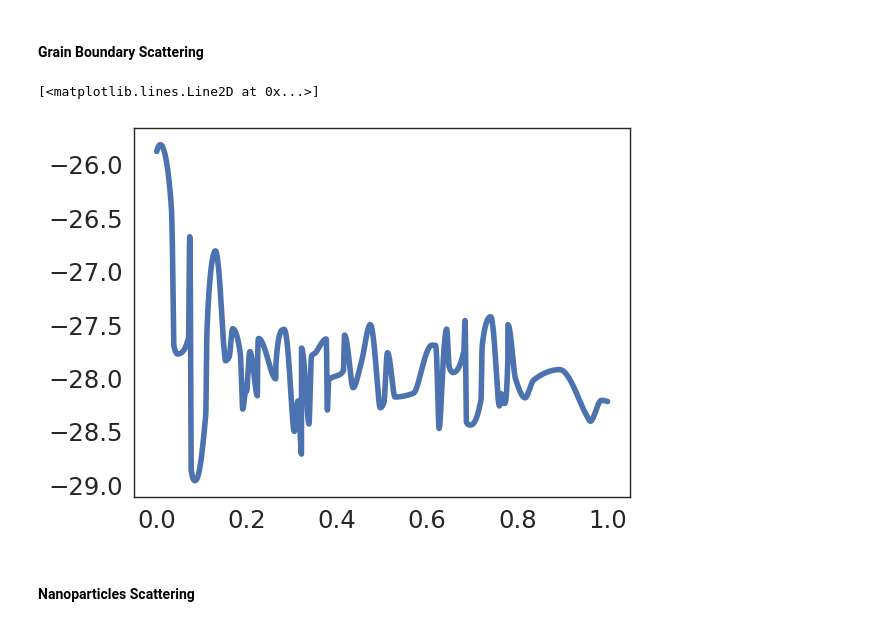
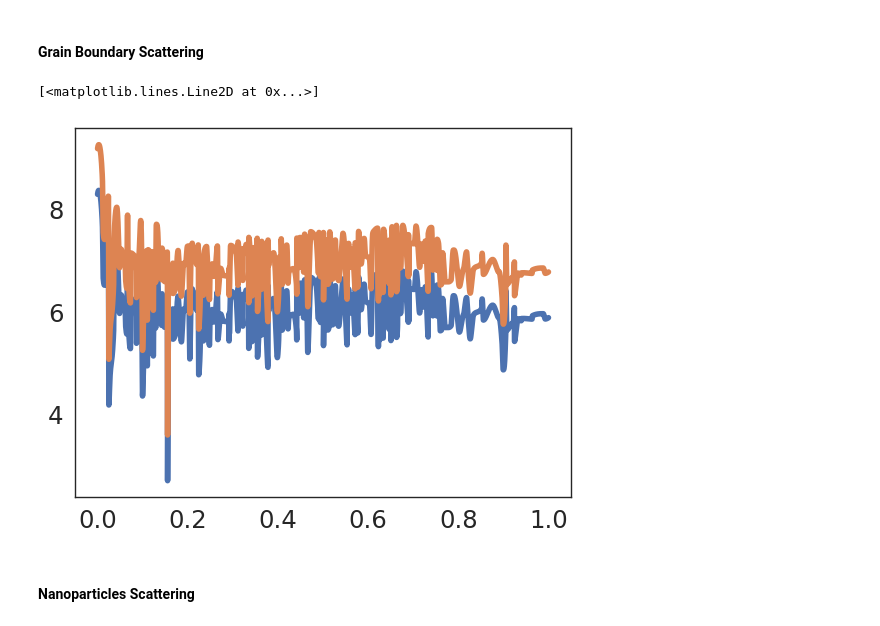
Before and after one commit to ariahosseini/ThermoElectric, a Jupyter notebook: ElectronTransport.ipynb, the cells around one changed output. Drawn from its saved outputs; the diff is of its cells as text; code cells hidden in the pictures.

```diff
--- a/ElectronTransport.ipynb
+++ b/ElectronTransport.ipynb
@@ -1655,7 +1655,7 @@ def calculate_grain_boundary_scattering(trap_density, doping_concentraion, relat
     -----------
     trap_density : float
         Trap density.
-    doping_concentraion : float
+    doping_concentraion : np.ndarray
         Doping concentraion.
     relative_permittivity : float
         Relative permittivity.
@@ -1718,8 +1718,8 @@ def calculate_grain_boundary_scattering(trap_density, doping_concentraion, relat
 
         cosTheta = np.dot(kpoint_u, Q.T) / (np.linalg.norm(kpoint_u) * np.linalg.norm(Q, axis=1))
 
-        # Matrix element M(q) for scattering
-        M = 4 * np.pi * uo * ro * (zo / (1+(q_z*zo)**2))*(besselj(1, q_r*ro)/q_r)
+        # Matrix element M(q) for scattering for uo = 1
+        M = 4 * np.pi * ro * (zo / (1+(q_z*zo)**2))*(besselj(1, q_r*ro)/q_r)
         SR = 2 * np.pi / h_bar * M * np.conj(M)  # Scattering rate proportional to |M|^2
 
         # Energy difference
@@ -1740,7 +1740,7 @@ def calculate_grain_boundary_scattering(trap_density, doping_concentraion, relat
     interpolator = Interpolator(enrgy[1:], tau_m[1:])
     tau = interpolator(enrg)
 
-    return tau
+    return tau / (uo.T)**2
 # %% [markdown]
 ### Input/ Output Functions (IO Funcs)
 # %% [markdown]
@@ -2500,8 +2500,9 @@ ko = 2 * np.pi / lattice_parameter * np.array([0.85,0,0])         # Si conductio
 del_k = 2 * np.pi / lattice_parameter * 0.15 * np.array([1,1,1])  # Si brillouin zone edge from valley
 uo = 1.389                                                        # SiC barrier height (eV)
 v_frac = 0.05                                                     # SiC Volume fraction
-n = 10                                                            # Number of points for meshing elipsoid
-_nk = 5
+n = 70                                                            # Number of points for meshing elipsoid
+nt = int(1e4)                                                     # Number of points for meshing ellipse
+_nk = 8
 nk = np.array([_nk,_nk,_nk])                                      # Number of kpoints along x y z
 # %% [markdown]
 #### Phonon Scattering
@@ -2618,7 +2619,7 @@ lgb = 50e-9 # Grain boundary effective length
 doping_concentraion = 1e19 # Assume cte. doping concentraion
 trap_density = 1e13
 tau_grain_boundary = calculate_grain_boundary_scattering(trap_density=trap_density,
-                                                         doping_concentraion=doping_concentraion,
+                                                         doping_concentraion=cc_0pct_heating,
                                                          relative_permittivity=dielectric_constant,
                                                          lgb=lgb,
                                                          nk=nk,
@@ -2629,9 +2630,10 @@ tau_grain_boundary = calculate_grain_boundary_scattering(trap_density=trap_densi
                                                          enrg=enrg)
 # %%
 plt.plot(enrg[0], np.log(tau_grain_boundary[0]))
+plt.plot(enrg[0], np.log(tau_grain_boundary[-1]))
 # %% [output]
 [<matplotlib.lines.Line2D at 0x...>]
-[figure, old version]
+[figure, new version]
 # %% [markdown]
 #### Nanoparticles Scattering
 # %% [markdown]
```
Also changed, not shown: parts of 9 cells of this notebook.
